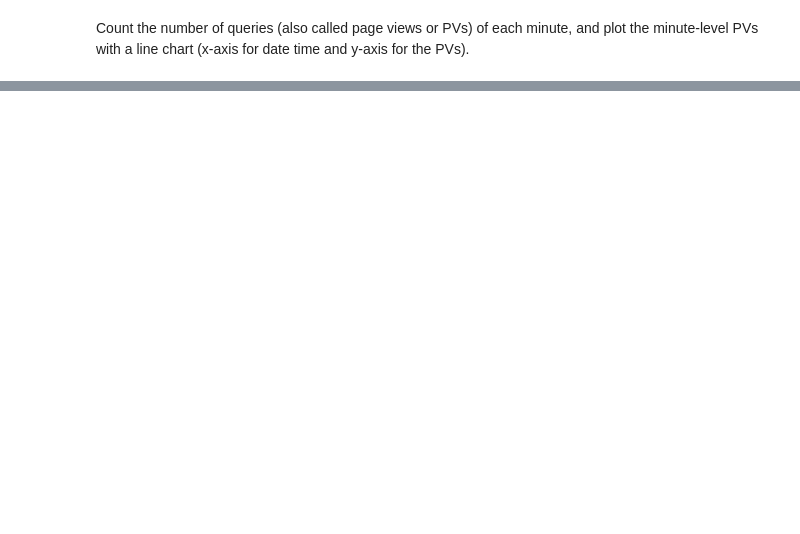
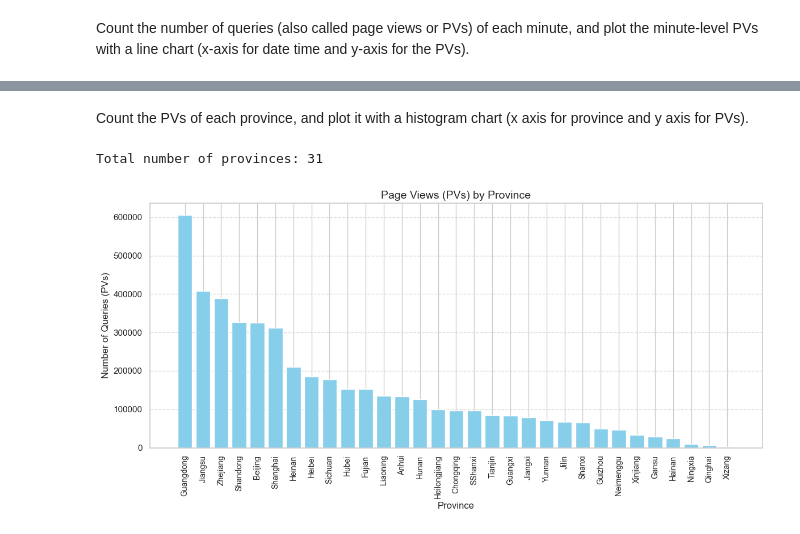
Before and after one commit to bryanhuangg/tsinghua-anm, a Jupyter notebook: assignment 1/pv.ipynb, the cells around one changed output, grey strips where cells are left out. Cells and saved outputs as stored; diff of their text form; code cells hidden in the pictures; blank space fills up the shorter version.

Commit message:
page view component

```diff
--- a/assignment 1/pv.ipynb
+++ b/assignment 1/pv.ipynb
@@ -26,0 +69,27 @@ Count the number of queries (also called page views or PVs) of each minute, and
+# %% [markdown]
+Count the PVs of each province, and plot it with a histogram chart (x axis for province and y axis for PVs).
+# %%
+# Count PVs per province
+pvs_per_province = combined_df['Province'].value_counts().reset_index()
+pvs_per_province.columns = ['Province', 'PVs']
+
+# Display the data
+# print("PVs per province:")
+# display(pvs_per_province)
+print("Total number of provinces:", len(pvs_per_province))
+
+# Create the histogram (bar chart)
+plt.figure(figsize=(12, 6))
+plt.bar(pvs_per_province['Province'], pvs_per_province['PVs'], color='skyblue')
+
+plt.title('Page Views (PVs) by Province', fontsize=14)
+plt.xlabel('Province', fontsize=12)
+plt.ylabel('Number of Queries (PVs)', fontsize=12)
+
+plt.xticks(rotation=90, ha='center', fontsize=10)
+plt.grid(True, axis='y', linestyle='--', alpha=0.7)
+plt.tight_layout()
+plt.show()
+# %% [output]
+Total number of provinces: 31
+[figure, added]
```
Also changed, not shown: parts of 3 cells of this notebook.
